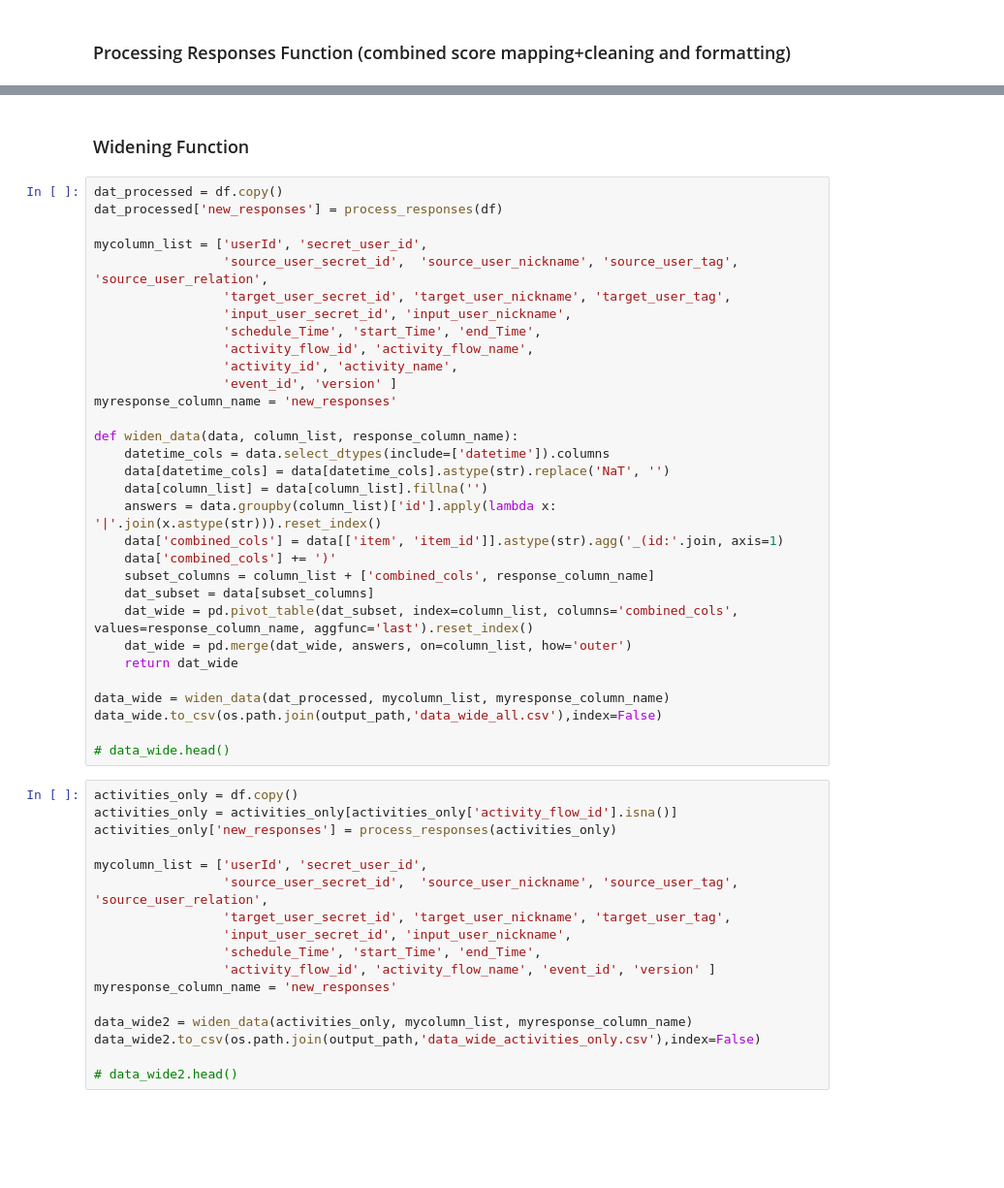
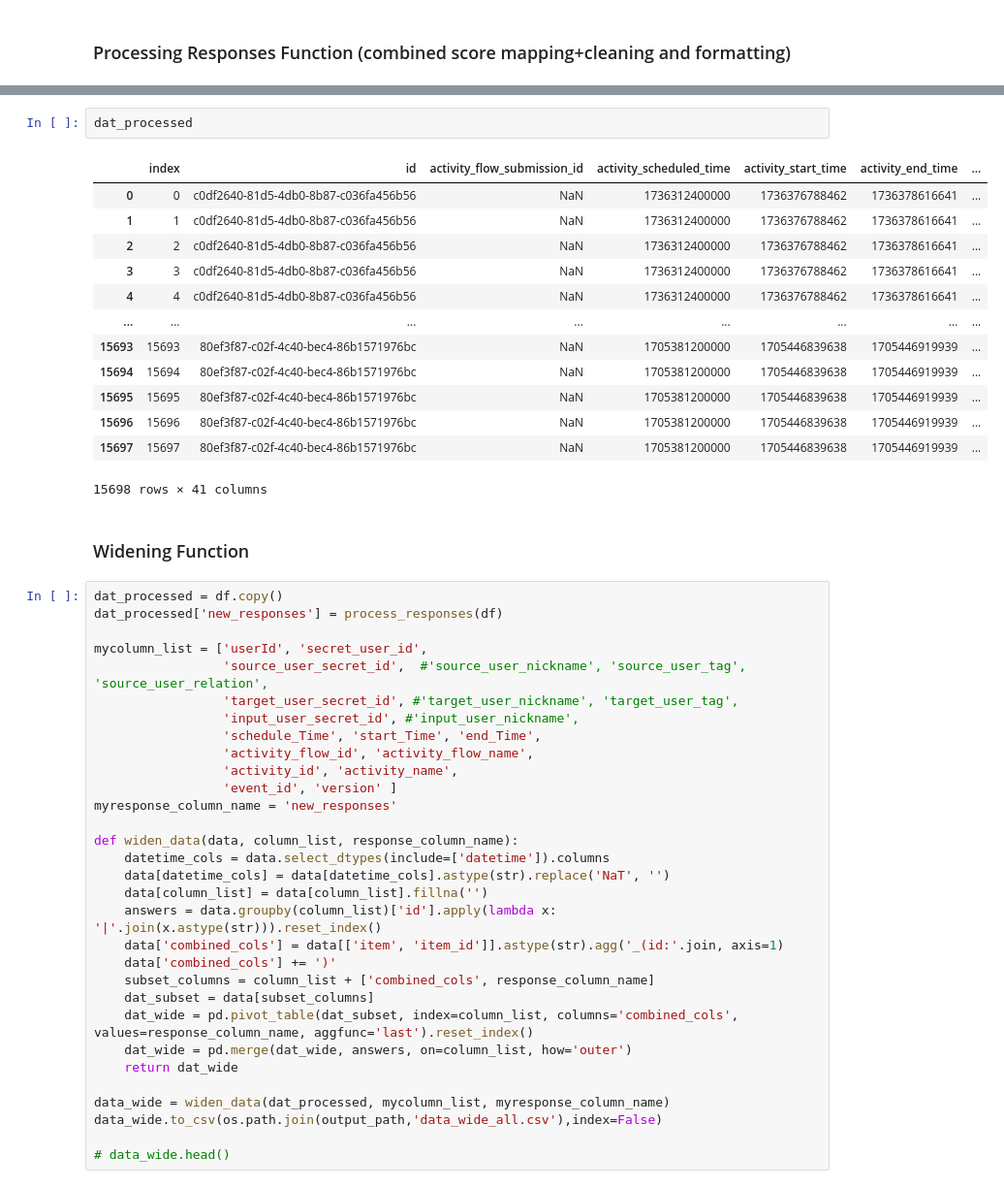
Before and after one commit to ChildMindInstitute/mindlogger-data-export-transformations, a Jupyter notebook: EMA_Data_Export_Functions.ipynb, the cells around one changed output, grey strips where cells are left out. Shown: that part at 97% size. Cells and saved outputs as stored; diff of their text form; blank space fills up the shorter version.

Commit message:
extract scores functions, response applet history file creation, edits to process_responses function after testing

```diff
--- a/EMA_Data_Export_Functions.ipynb
+++ b/EMA_Data_Export_Functions.ipynb
@@ -280,3 +303,19 @@ dat_processed['new_responses'] = process_responses(df)
+# %%
+dat_processed
+# %% [output]
+|  | index | id | activity_flow_submission_id | activity_scheduled_time | activity_start_time | activity_end_time | ... |
+| 0 | 0 | c0df2640-81d5-4db0-8b87-c036fa456b56 | NaN | 1736312400000 | 1736376788462 | 1736378616641 | ... |
+| 1 | 1 | c0df2640-81d5-4db0-8b87-c036fa456b56 | NaN | 1736312400000 | 1736376788462 | 1736378616641 | ... |
+| 2 | 2 | c0df2640-81d5-4db0-8b87-c036fa456b56 | NaN | 1736312400000 | 1736376788462 | 1736378616641 | ... |
+| 3 | 3 | c0df2640-81d5-4db0-8b87-c036fa456b56 | NaN | 1736312400000 | 1736376788462 | 1736378616641 | ... |
+| 4 | 4 | c0df2640-81d5-4db0-8b87-c036fa456b56 | NaN | 1736312400000 | 1736376788462 | 1736378616641 | ... |
+| ... | ... | ... | ... | ... | ... | ... | ... |
+| 15693 | 15693 | 80ef3f87-c02f-4c40-bec4-86b1571976bc | NaN | 1705381200000 | 1705446839638 | 1705446919939 | ... |
+| 15694 | 15694 | 80ef3f87-c02f-4c40-bec4-86b1571976bc | NaN | 1705381200000 | 1705446839638 | 1705446919939 | ... |
+| 15695 | 15695 | 80ef3f87-c02f-4c40-bec4-86b1571976bc | NaN | 1705381200000 | 1705446839638 | 1705446919939 | ... |
+| 15696 | 15696 | 80ef3f87-c02f-4c40-bec4-86b1571976bc | NaN | 1705381200000 | 1705446839638 | 1705446919939 | ... |
+| 15697 | 15697 | 80ef3f87-c02f-4c40-bec4-86b1571976bc | NaN | 1705381200000 | 1705446839638 | 1705446919939 | ... |
+15698 rows × 41 columns
 # %% [markdown]
 ### Widening Function
 # %%
@@ -284,9 +323,9 @@ dat_processed = df.copy()
 dat_processed['new_responses'] = process_responses(df)
 
 mycolumn_list = ['userId', 'secret_user_id',
-                 'source_user_secret_id',  'source_user_nickname', 'source_user_tag', 'source_user_relation',
-                 'target_user_secret_id', 'target_user_nickname', 'target_user_tag',
-                 'input_user_secret_id', 'input_user_nickname',
+                 'source_user_secret_id',  #'source_user_nickname', 'source_user_tag', 'source_user_relation',
+                 'target_user_secret_id', #'target_user_nickname', 'target_user_tag',
+                 'input_user_secret_id', #'input_user_nickname',
                  'schedule_Time', 'start_Time', 'end_Time',
                  'activity_flow_id', 'activity_flow_name',
                  'activity_id', 'activity_name',
@@ -310,20 +349,3 @@ data_wide = widen_data(dat_processed, mycolumn_list, myresponse_column_name)
 data_wide.to_csv(os.path.join(output_path,'data_wide_all.csv'),index=False)
 
 # data_wide.head()
-# %%
-activities_only = df.copy()
-activities_only = activities_only[activities_only['activity_flow_id'].isna()]
-activities_only['new_responses'] = process_responses(activities_only)
-
-mycolumn_list = ['userId', 'secret_user_id',
-                 'source_user_secret_id',  'source_user_nickname', 'source_user_tag', 'source_user_relation',
-                 'target_user_secret_id', 'target_user_nickname', 'target_user_tag',
-                 'input_user_secret_id', 'input_user_nickname',
-                 'schedule_Time', 'start_Time', 'end_Time',
-                 'activity_flow_id', 'activity_flow_name', 'event_id', 'version' ]
-myresponse_column_name = 'new_responses'
-
-data_wide2 = widen_data(activities_only, mycolumn_list, myresponse_column_name)
-data_wide2.to_csv(os.path.join(output_path,'data_wide_activities_only.csv'),index=False)
-
-# data_wide2.head()
```
Also changed, not shown: parts of 8 cells of this notebook.
